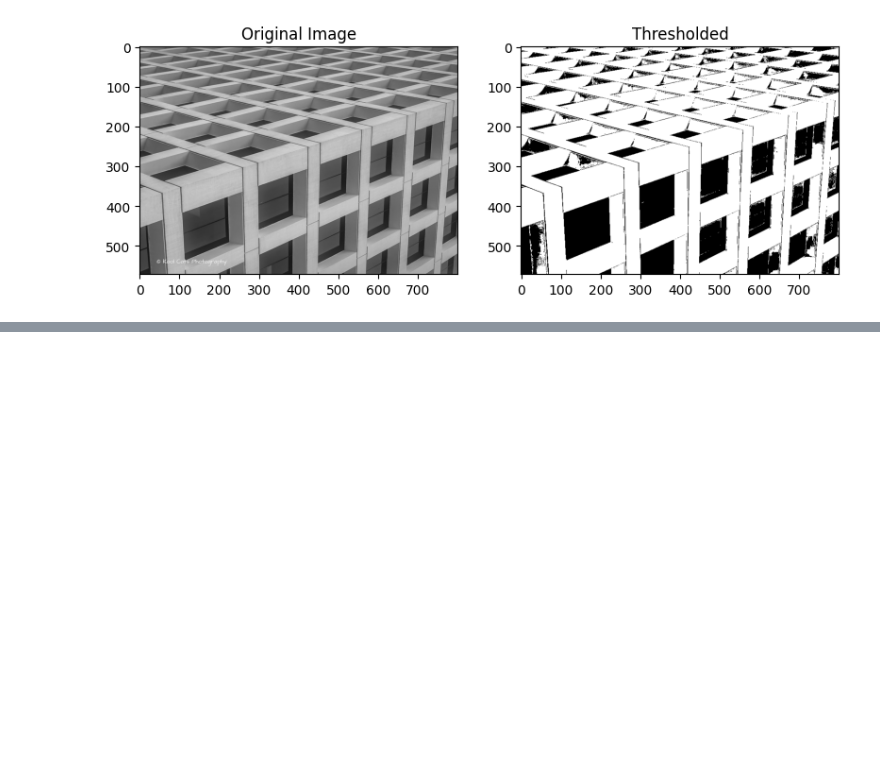
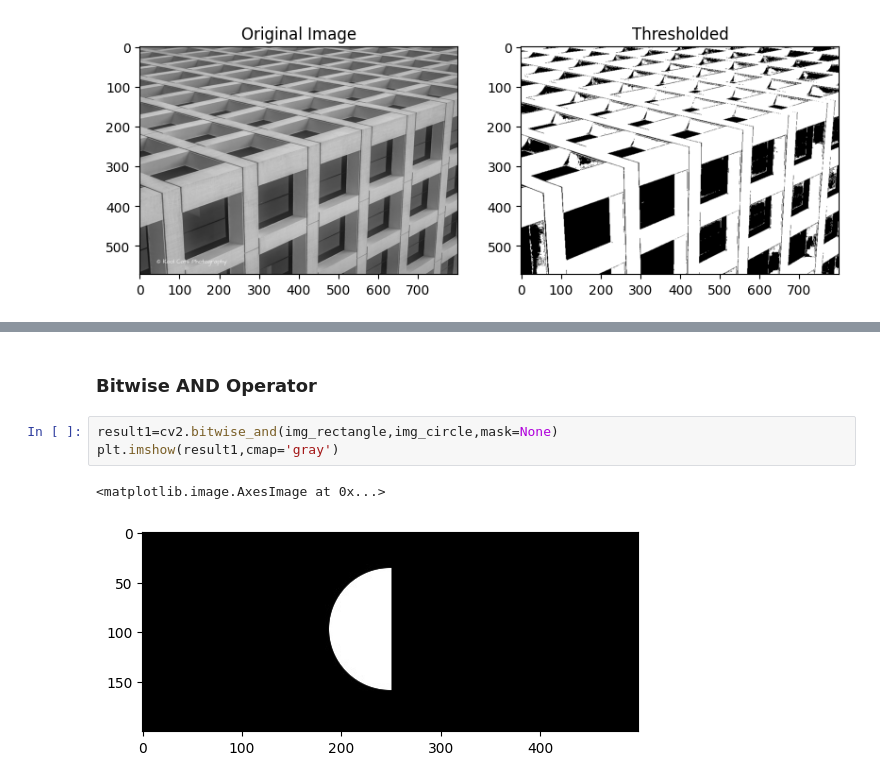
Before and after one commit to Sharjeel1042/OpenCV_Tutorial, a Jupyter notebook: ImageEnhancement.ipynb, the cells around one changed output, grey strips where cells are left out. Saved outputs shown, nothing was run; the diff lists cells and outputs as text; blank space fills up the shorter version.

```diff
--- a/ImageEnhancement.ipynb
+++ b/ImageEnhancement.ipynb
@@ -173,0 +229,8 @@ Shape of thresholded image:  (572, 800)
+# %% [markdown]
+### Bitwise AND Operator
+# %%
+result1=cv2.bitwise_and(img_rectangle,img_circle,mask=None)
+plt.imshow(result1,cmap='gray')
+# %% [output]
+<matplotlib.image.AxesImage at 0x...>
+[figure, added]
```
Also changed, not shown: parts of 19 cells of this notebook.
